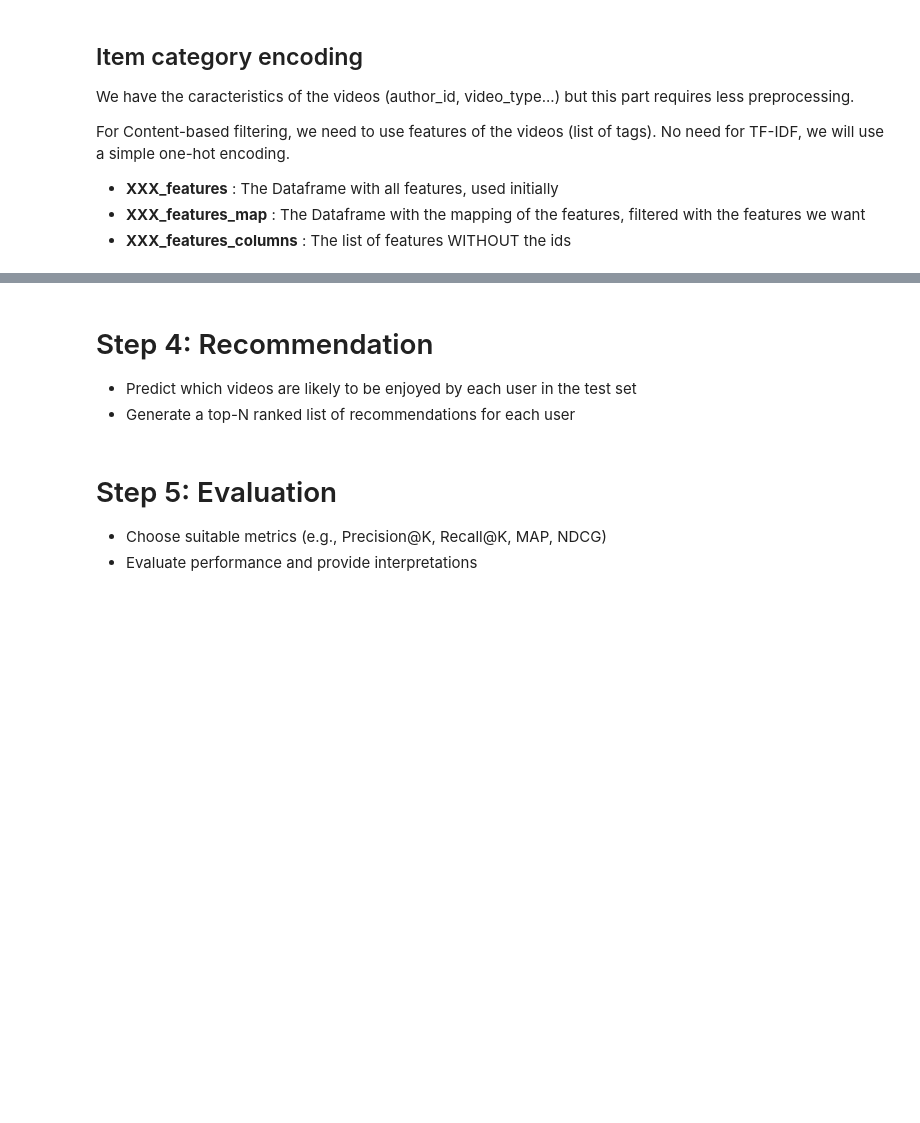
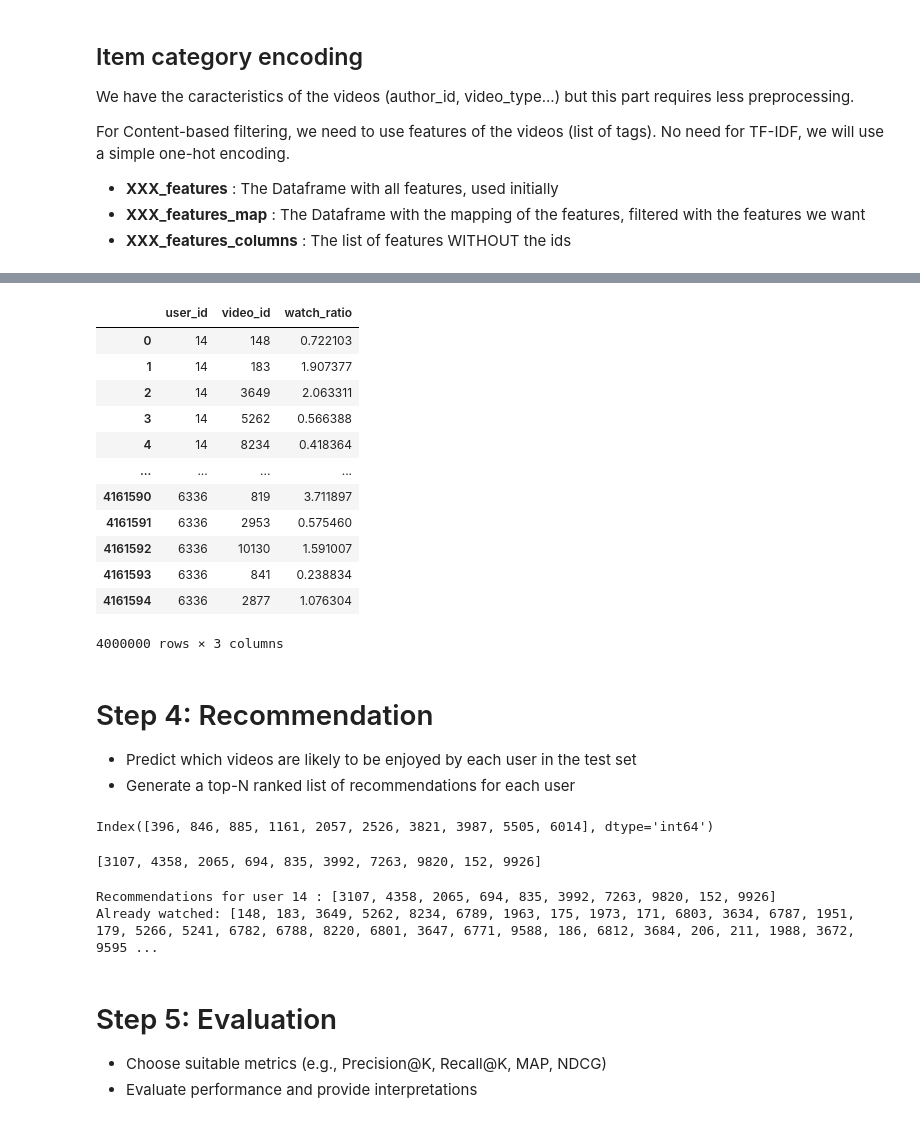
Before and after one commit to Aziz-Zeghal/FinalProject_2025_aziz.zeghal, a Jupyter notebook: models/cosine_similarity.ipynb, the cells around one changed output, grey strips where cells are left out. Cells and saved outputs as stored; diff of their text form; code cells hidden in the pictures; blank space fills up the shorter version.

```diff
--- a/models/cosine_similarity.ipynb
+++ b/models/cosine_similarity.ipynb
@@ -96,0 +281,16 @@ The model is cut into 4 parts:
+# %%
+interaction_matrix
+# %% [output]
+|  | user_id | video_id | watch_ratio |
+| 0 | 14 | 148 | 0.722103 |
+| 1 | 14 | 183 | 1.907377 |
+| 2 | 14 | 3649 | 2.063311 |
+| 3 | 14 | 5262 | 0.566388 |
+| 4 | 14 | 8234 | 0.418364 |
+| ... | ... | ... | ... |
+| 4161590 | 6336 | 819 | 3.711897 |
+| 4161591 | 6336 | 2953 | 0.575460 |
+| 4161592 | 6336 | 10130 | 1.591007 |
+| 4161593 | 6336 | 841 | 0.238834 |
+| 4161594 | 6336 | 2877 | 1.076304 |
+4000000 rows × 3 columns
@@ -99,6 +330,25 @@ The model is cut into 4 parts:
 
 - Predict which videos are likely to be enjoyed by each user in the test set
 - Generate a top-N ranked list of recommendations for each user
+# %%
+similar(14, user_similarity)
+# %% [output]
+Index([396, 846, 885, 1161, 2057, 2526, 3821, 3987, 5505, 6014], dtype='int64')
+# %%
+recommend_for_user(14, 10)
+# %% [output]
+[3107, 4358, 2065, 694, 835, 3992, 7263, 9820, 152, 9926]
+# %%
+user_id = 14
+recommendations = recommend_for_user(user_id, n=10)
+print("Recommendations for user", user_id, ":", recommendations)
+
+# To inspect what the user already saw:
+seen = interaction_matrix[interaction_matrix["user_id"] == user_id]["video_id"].tolist()
+print("Already watched:", seen)
+# %% [output]
+Recommendations for user 14 : [3107, 4358, 2065, 694, 835, 3992, 7263, 9820, 152, 9926]
+Already watched: [148, 183, 3649, 5262, 8234, 6789, 1963, 175, 1973, 171, 6803, 3634, 6787, 1951, 179, 5266, 5241, 6782, 6788, 8220, 6801, 3647, 6771, 9588, 186, 6812, 3684, 206, 211, 1988, 3672, 9595 ...
 # %% [markdown]
 # Step 5: Evaluation
 
```
Also changed, not shown: parts of 25 cells of this notebook, 3 other files.
